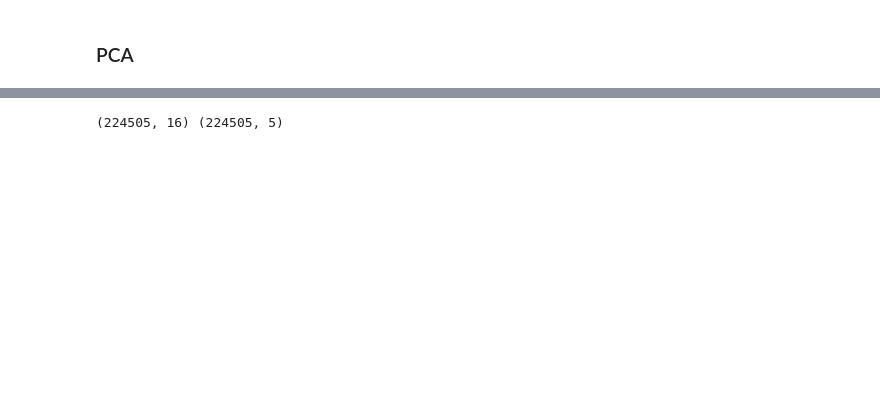
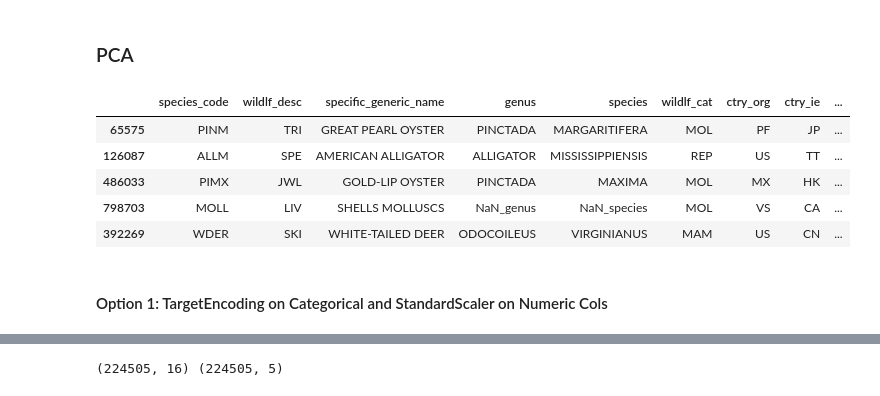
Before and after one commit to YinterestingProjects/milestone_2, a Jupyter notebook: modeling/pca.ipynb, the cells around one changed output, grey strips where cells are left out. Drawn from its saved outputs; the diff is of its cells as text; code cells hidden in the pictures; blank space fills up the shorter version.

```diff
--- a/modeling/pca.ipynb
+++ b/modeling/pca.ipynb
@@ -62,6 +63,17 @@ feature_cols = ['species_code', 'wildlf_desc', 'specific_generic_name', 'genus',
 
 export_df = df_filtering(df, i_e = 'E', f_cols = feature_cols)
 X_train, X_test, y_train, y_test = data_split(export_df)
+# %%
+X_train.head()
+# %% [output]
+|  | species_code | wildlf_desc | specific_generic_name | genus | species | wildlf_cat | ctry_org | ctry_ie | ... |
+| 65575 | PINM | TRI | GREAT PEARL OYSTER | PINCTADA | MARGARITIFERA | MOL | PF | JP | ... |
+| 126087 | ALLM | SPE | AMERICAN ALLIGATOR | ALLIGATOR | MISSISSIPPIENSIS | REP | US | TT | ... |
+| 486033 | PIMX | JWL | GOLD-LIP OYSTER | PINCTADA | MAXIMA | MOL | MX | HK | ... |
+| 798703 | MOLL | LIV | SHELLS MOLLUSCS | NaN_genus | NaN_species | MOL | VS | CA | ... |
+| 392269 | WDER | SKI | WHITE-TAILED DEER | ODOCOILEUS | VIRGINIANUS | MAM | US | CN | ... |
+# %% [markdown]
+#### Option 1: TargetEncoding on Categorical and StandardScaler on Numeric Cols
 # %%
 numerical_var = ['value', 'qty']
 categorical_var = ['species_code', 'wildlf_desc', 'specific_generic_name', 'genus', 'species', 'wildlf_cat',
```
Also changed, not shown: parts of 14 cells of this notebook.
